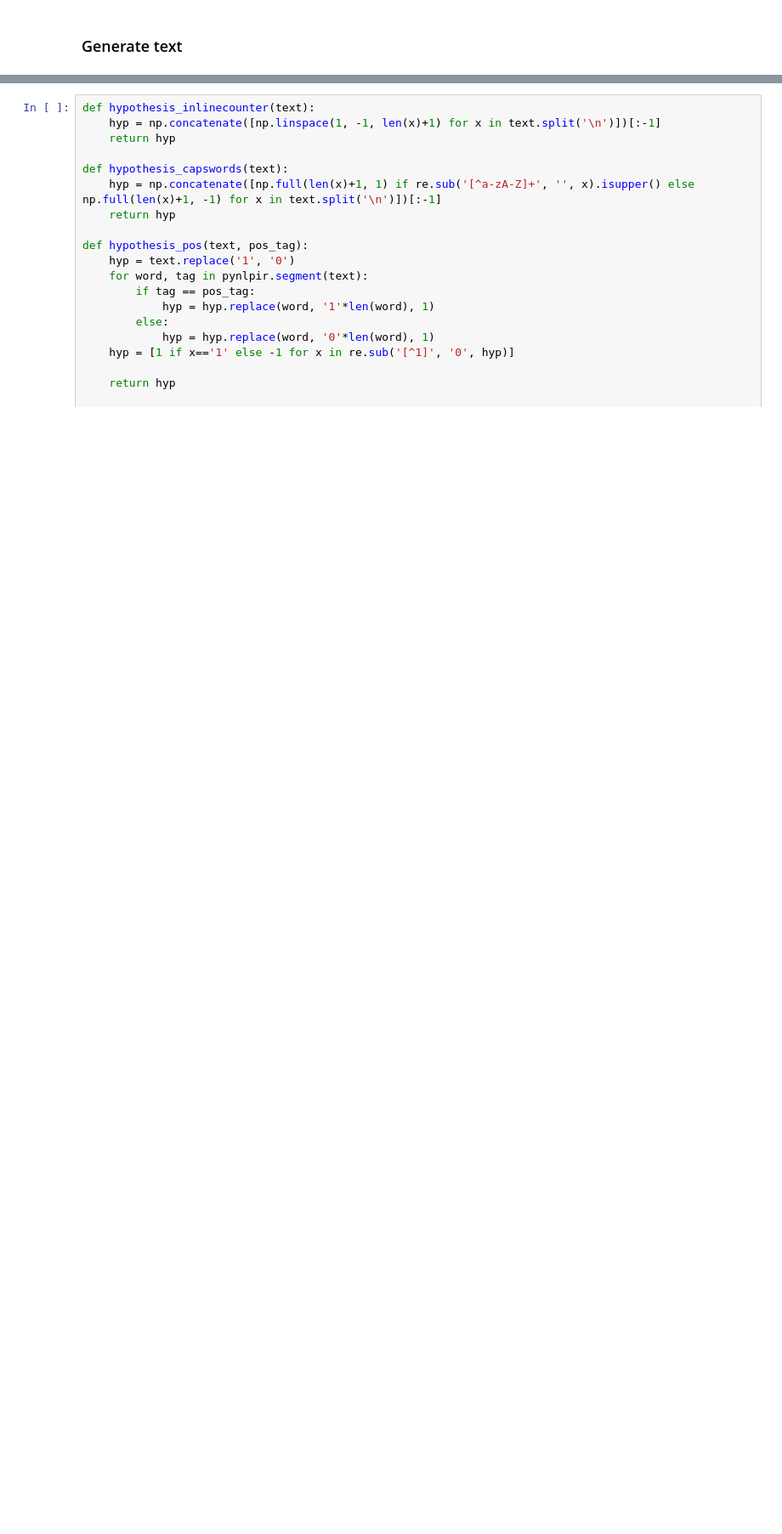
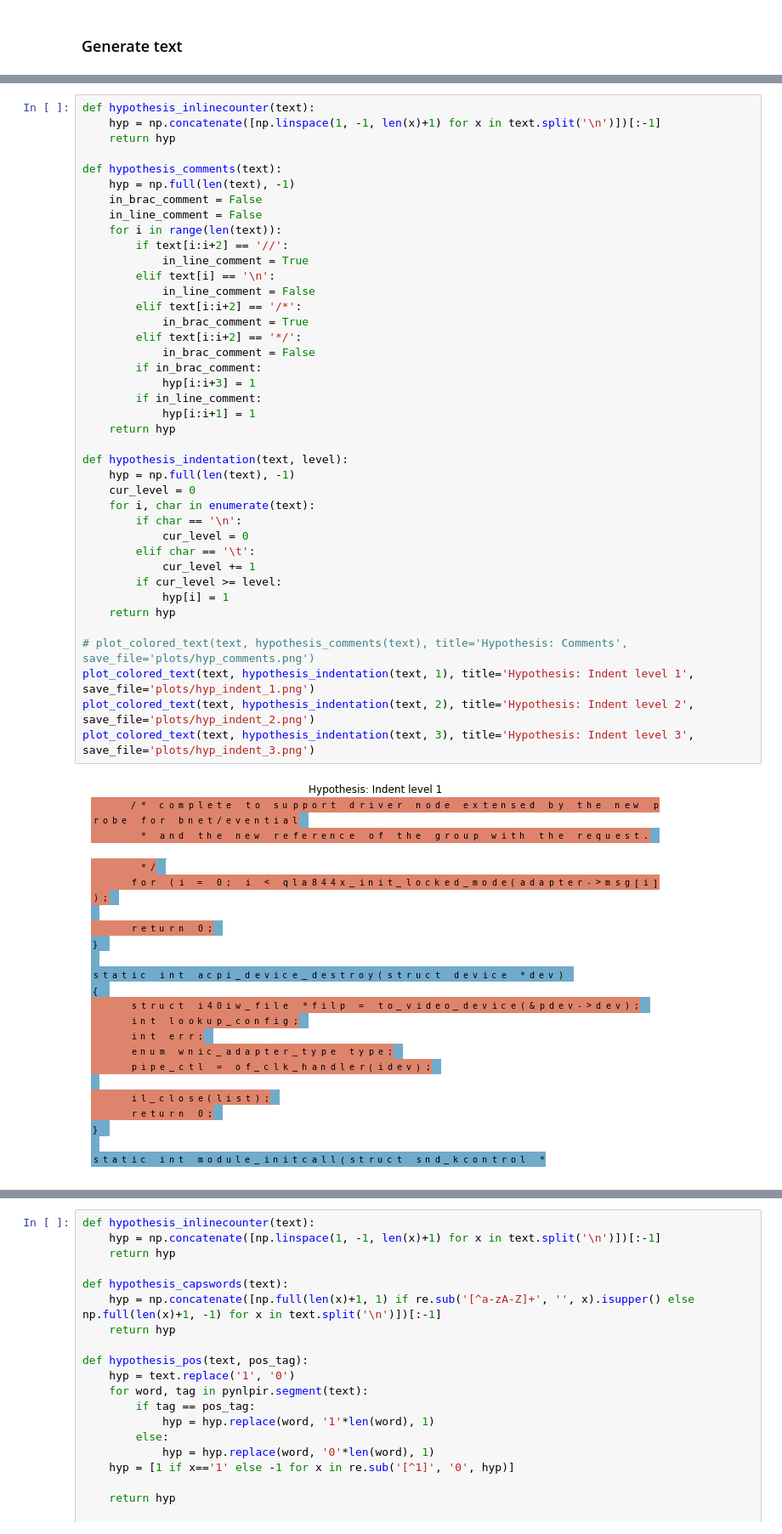
Before and after one commit to tychovdo/Char-RNN-Understanding, a Jupyter notebook: DiagnosticClassifier.ipynb, the cells around one changed output, grey strips where cells are left out. Shown at 85% size. Saved outputs shown, nothing was run; the diff lists cells and outputs as text; blank space fills up the shorter version.

```diff
--- a/DiagnosticClassifier.ipynb
+++ b/DiagnosticClassifier.ipynb
@@ -28,0 +51,42 @@ print(text)
+# %%
+def hypothesis_inlinecounter(text):
+    hyp = np.concatenate([np.linspace(1, -1, len(x)+1) for x in text.split('\n')])[:-1]
+    return hyp
+
+def hypothesis_comments(text):
+    hyp = np.full(len(text), -1)
+    in_brac_comment = False
+    in_line_comment = False
+    for i in range(len(text)):
+        if text[i:i+2] == '//':
+            in_line_comment = True
+        elif text[i] == '\n':
+            in_line_comment = False
+        elif text[i:i+2] == '/*':
+            in_brac_comment = True
+        elif text[i:i+2] == '*/':
+            in_brac_comment = False
+        if in_brac_comment:
+            hyp[i:i+3] = 1
+        if in_line_comment:
+            hyp[i:i+1] = 1
+    return hyp
+
+def hypothesis_indentation(text, level):
+    hyp = np.full(len(text), -1)
+    cur_level = 0
+    for i, char in enumerate(text):
+        if char == '\n':
+            cur_level = 0
+        elif char == '\t':
+            cur_level += 1
+        if cur_level >= level:
+            hyp[i] = 1
+    return hyp
+
+# plot_colored_text(text, hypothesis_comments(text), title='Hypothesis: Comments', save_file='plots/hyp_comments.png')
+plot_colored_text(text, hypothesis_indentation(text, 1), title='Hypothesis: Indent level 1', save_file='plots/hyp_indent_1.png')
+plot_colored_text(text, hypothesis_indentation(text, 2), title='Hypothesis: Indent level 2', save_file='plots/hyp_indent_2.png')
+plot_colored_text(text, hypothesis_indentation(text, 3), title='Hypothesis: Indent level 3', save_file='plots/hyp_indent_3.png')
+# %% [output]
+[figure, added]
```
Also changed, not shown: parts of 13 cells of this notebook, 1 other file.
